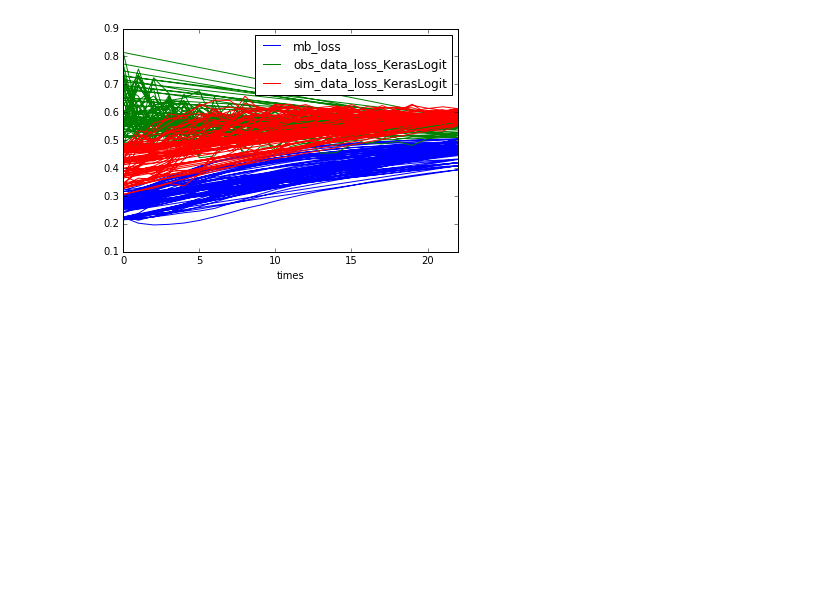
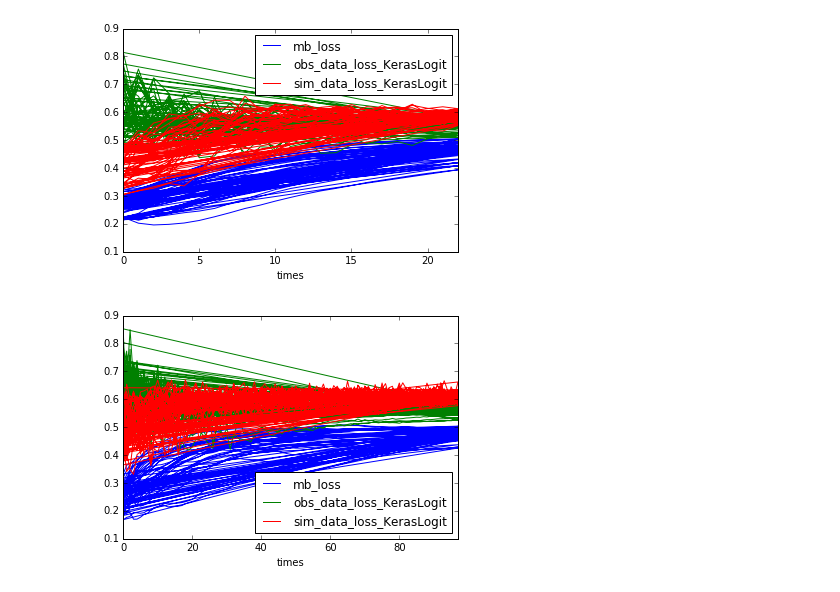
Before and after one commit to jclifton333/spatial-RL, a Jupyter notebook: analysis/results/probability-estimate-losses.ipynb, the cells around one changed output. Drawn from its saved outputs; the diff is of its cells as text; code cells hidden in the pictures; blank space fills up the shorter version.

```diff
--- a/analysis/results/probability-estimate-losses.ipynb
+++ b/analysis/results/probability-estimate-losses.ipynb
@@ -33,3 +43,7 @@ plot_losses_over_timeprob_estimates_SIS_random_quad_approx_100_0.0_180728_003743
 plot_losses_over_time('prob_estimates_SIS_random_quad_approx_100_1.0_180728_004026.yml')
 # %% [output]
 [figure]
+# %%
+plot_losses_over_time('prob_estimates_SIS_random_quad_approx_50_0.0_180728_120102.yml')
+# %% [output]
+[figure, added]
```
Also changed, not shown: parts of 3 cells of this notebook, 3 other files.
